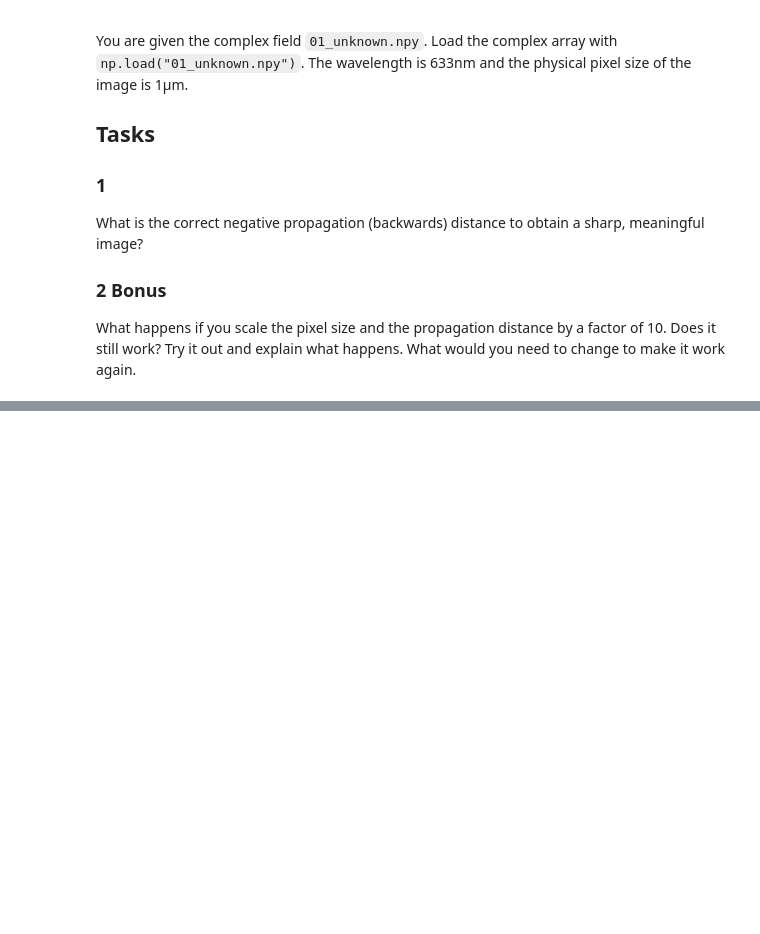
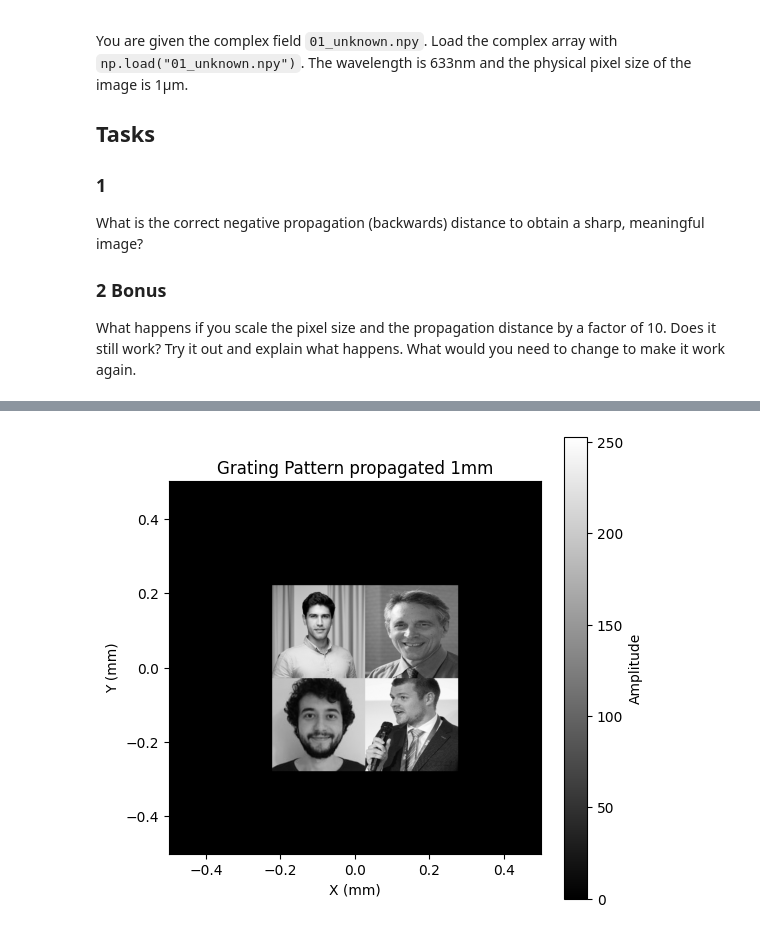
Before and after one commit to kelansolo/Micro-421-Computational-optical-imaging-2025, a Jupyter notebook: GX_01.ipynb, the cells around one changed output, grey strips where cells are left out. Cells and saved outputs as stored; diff of their text form; code cells hidden in the pictures; blank space fills up the shorter version.

```diff
--- a/GX_01.ipynb
+++ b/GX_01.ipynb
@@ -19,3 +19,6 @@ What is the correct negative propagation (backwards) distance to obtain a sharp,
 ### 2 Bonus
 What happens if you scale the pixel size and the propagation distance by a factor of 10. Does it still work? Try it out and explain what happens.
 What would you need to change to make it work again.
+# %%
+wvl = 633e-9
+dx = 1e-6
@@ -21,0 +72,15 @@ What would you need to change to make it work again.
+# %%
+def propagate_and_plot(z):
+
+
+    U0 = np.load("01_unknown.npy")
+    wvl = 633e-9
+    u_prop = angular_spectrum_propagation(U0, wvl, z, dx)
+    # Display the grating
+    plt.figure(figsize=(6, 6))
+    plt.imshow(np.abs(u_prop)**2, cmap="gray", extent=[-0.5, 0.5, -0.5, 0.5])
+    plt.colorbar(label="Amplitude")
+    plt.title("Grating Pattern propagated 1mm")
+    plt.xlabel("X (mm)")
+    plt.ylabel("Y (mm)")
+    plt.show()
@@ -21,0 +94,4 @@ What would you need to change to make it work again.
+# %%
+propagate_and_plot(-30e-3)
+# %% [output]
+[figure, added]
```
Also changed, not shown: parts of 3 cells of this notebook, 1 other file.
